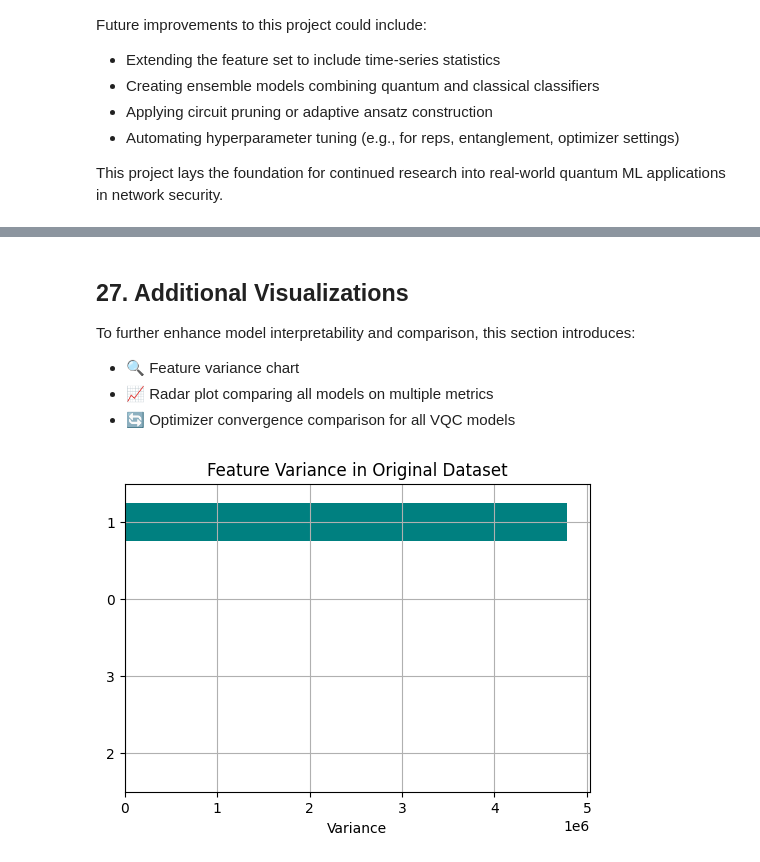
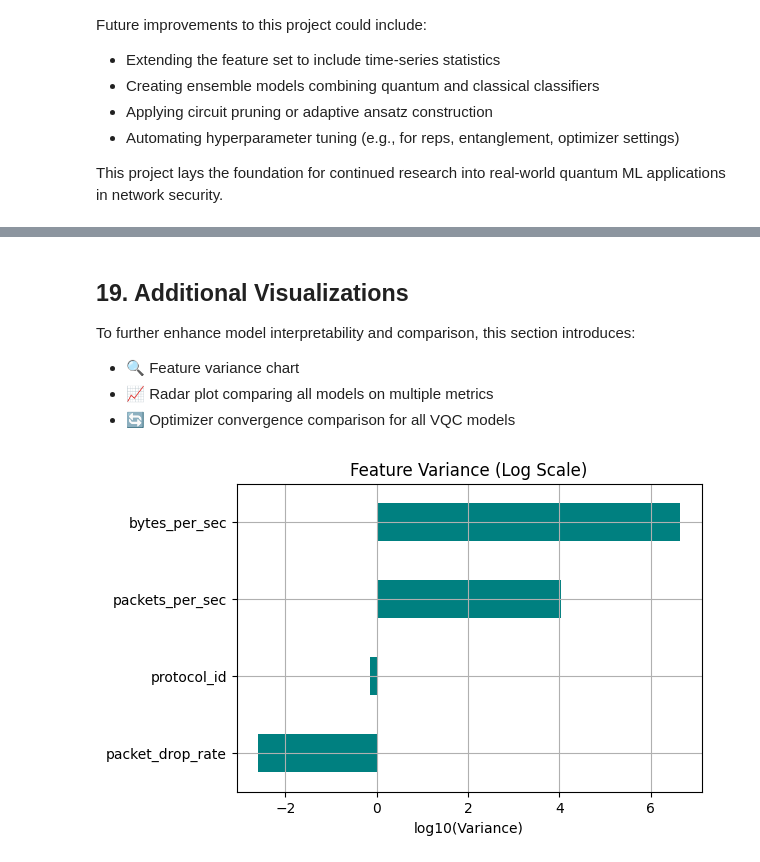
Before and after one commit to Mir-Ilham/SQA-2026-Quantum-Based-Network-Anomaly-Detection-VQC, a Jupyter notebook: Working_Copy_Quantum_Based_Anomaly_Detection_VQC 2026.ipynb, the cells around one changed output, grey strips where cells are left out. Cells and saved outputs as stored; diff of their text form; code cells hidden in the pictures.

Commit message:
Add working copy of original experiment notebook

```diff
--- a/Working_Copy_Quantum_Based_Anomaly_Detection_VQC 2026.ipynb
+++ b/Working_Copy_Quantum_Based_Anomaly_Detection_VQC 2026.ipynb
@@ -565,11 +488,0 @@ We now produce a set of rich visualizations to explore:
-# %%
-
-# Regenerate the original dataset to ensure y matches X_df length
-X_df, y = generate_network_traffic_data(n_samples=1000, anomaly_ratio=0.5)
-
-sns.set(style='ticks')
-pairplot_df = X_df.copy()
-pairplot_df["label"] = y
-sns.pairplot(pairplot_df, hue="label", diag_kind="kde", plot_kws={"alpha": 0.7})
-plt.suptitle("Pairwise Feature Distributions (Normal vs Anomalous)", y=1.02)
-plt.show()
@@ -1735,6 +1134,6 @@ Quantum models are **competitive** with classical ones in structured anomaly det
 # %% [markdown]
 
-## 27. Additional Visualizations
+## 19. Additional Visualizations
 
 To further enhance model interpretability and comparison, this section introduces:
 
@@ -1744,19 +1143,23 @@ To further enhance model interpretability and comparison, this section introduce
 # %%
 
 # Regenerate the original dataset to ensure X_df_recreated is a DataFrame
 X_df_recreated, _ = generate_network_traffic_data(n_samples=1000, anomaly_ratio=0.5)
 
-# Variance in original (unscaled) dataset
-# Ensure X_df_recreated is treated as a DataFrame before calling var()
+# Variance in original (unscaled) dataset, Compute variance
 variances = pd.DataFrame(X_df_recreated).var()
+
+# Avoid log(0) issues
+variances_log = np.log10(variances + 1e-8)
+
 plt.figure(figsize=(6, 4))
-variances.sort_values().plot(kind='barh', color='teal')
-plt.title("Feature Variance in Original Dataset")
-plt.xlabel("Variance")
+variances_log.sort_values().plot(kind='barh', color='teal')
+
+plt.title("Feature Variance (Log Scale)")
+plt.xlabel("log10(Variance)")
 plt.grid(True)
 plt.show()
 # %% [output]
-[figure, old version]
+[figure, new version]
 # %%
 
 # Radar chart of all models
```
Also changed, not shown: parts of 77 cells of this notebook.
